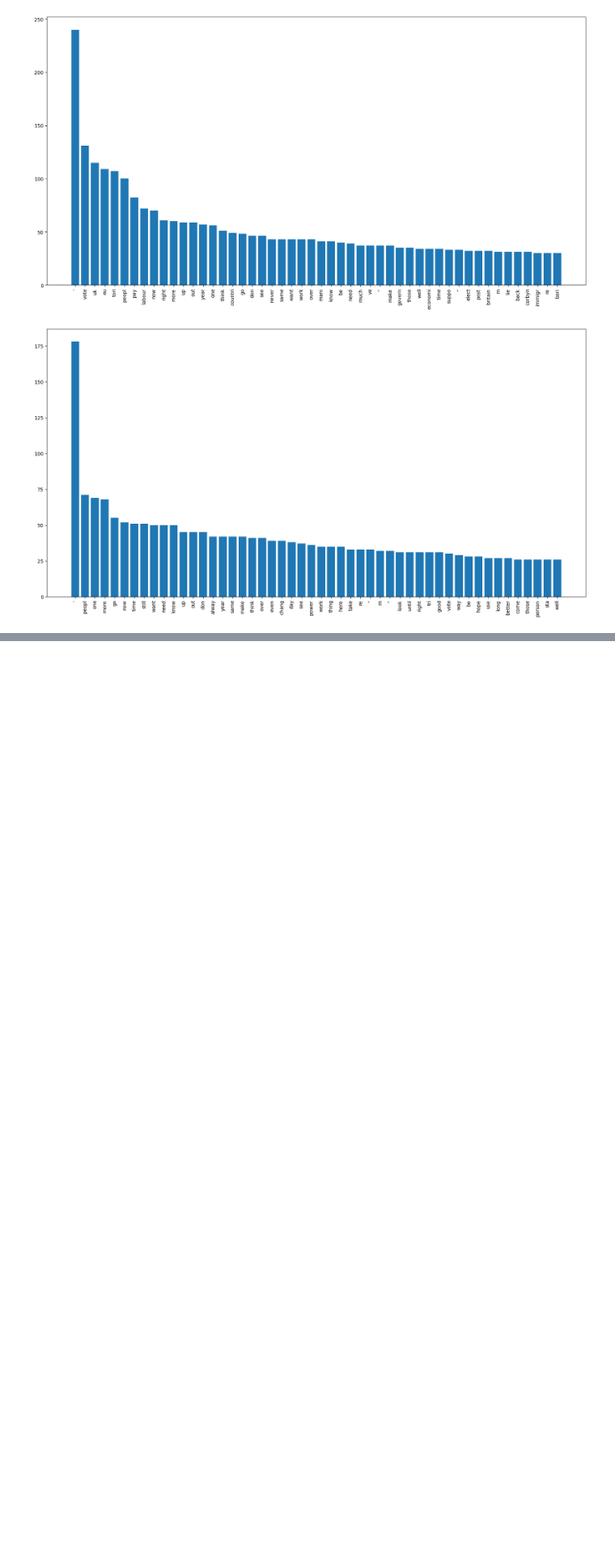
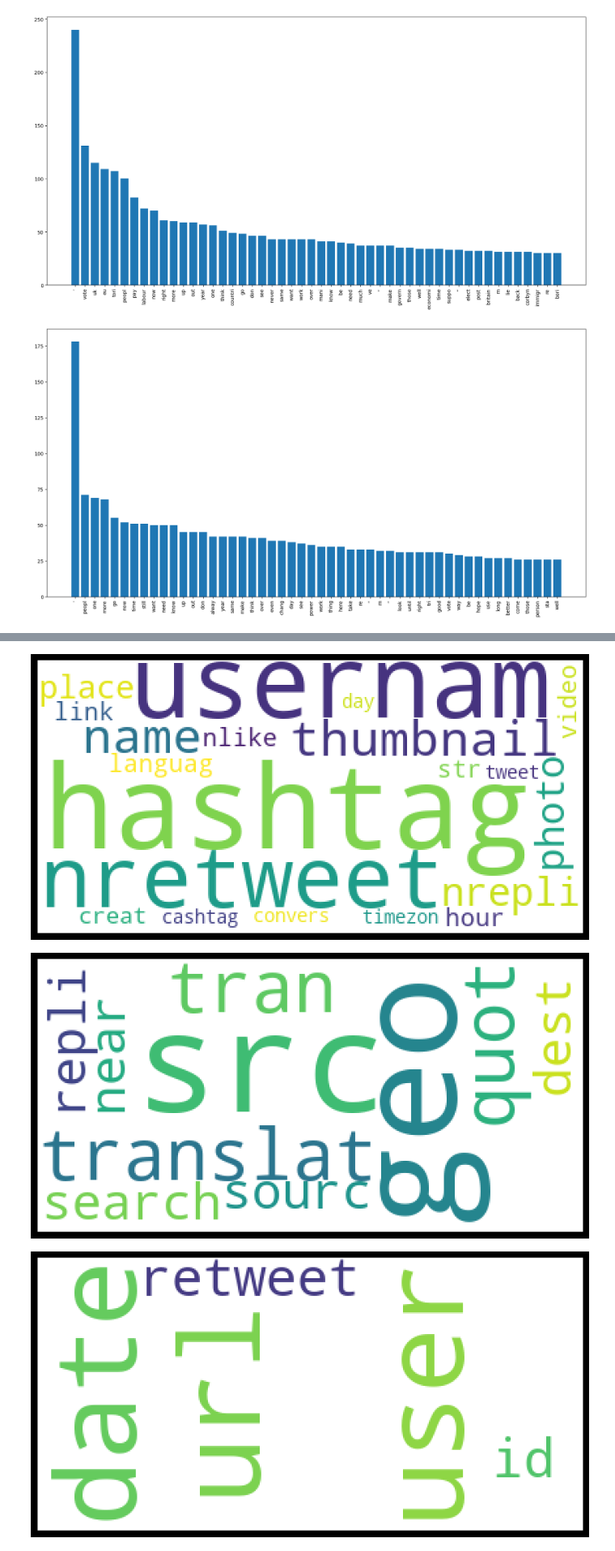
Before and after one commit to lukaszlewickii/Wordcloud-project, a Jupyter notebook: Project.ipynb, the cells around one changed output, grey strips where cells are left out. Shown at 81% size. Saved outputs shown, nothing was run; the diff lists cells and outputs as text; code cells hidden in the pictures; blank space fills up the shorter version.

```diff
--- a/Project.ipynb
+++ b/Project.ipynb
@@ -235,3 +235,9 @@ plt.show()
 71      well     26
 [figure]
 [figure]
+# %%
+#Przygotowanie chmury słów na podstawie bag-of-words dla dwóch tekstów traktowanych jako jeden
+group1_articles = get_data('brexit', 1000)
+group2_articles = get_data('remain', 1000)
+
+corpus = group1_articles + group2_articles
@@ -237,0 +262,18 @@ plt.show()
+# %%
+#Oczyszczenie tweetów z całego korpusu
+corpus_cleaned = [cleaned_tweets(article) for article in corpus]
+
+group1_words = set([word for article in corpus_cleaned[:25] for word in article])
+group2_words = set([word for article in corpus_cleaned[25:] for word in article])
+# %%
+unique_group1_words = group1_words - group2_words
+unique_group2_words = group2_words - group1_words
+common_words = group1_words.intersection(group2_words)
+
+generate_wordcloud(' '.join(unique_group1_words))
+generate_wordcloud(' '.join(unique_group2_words))
+generate_wordcloud(' '.join(common_words))
+# %% [output]
+[figure, added]
+[figure, added]
+[figure, added]
```
Also changed, not shown: parts of 1 cell of this notebook, 1 other file.
